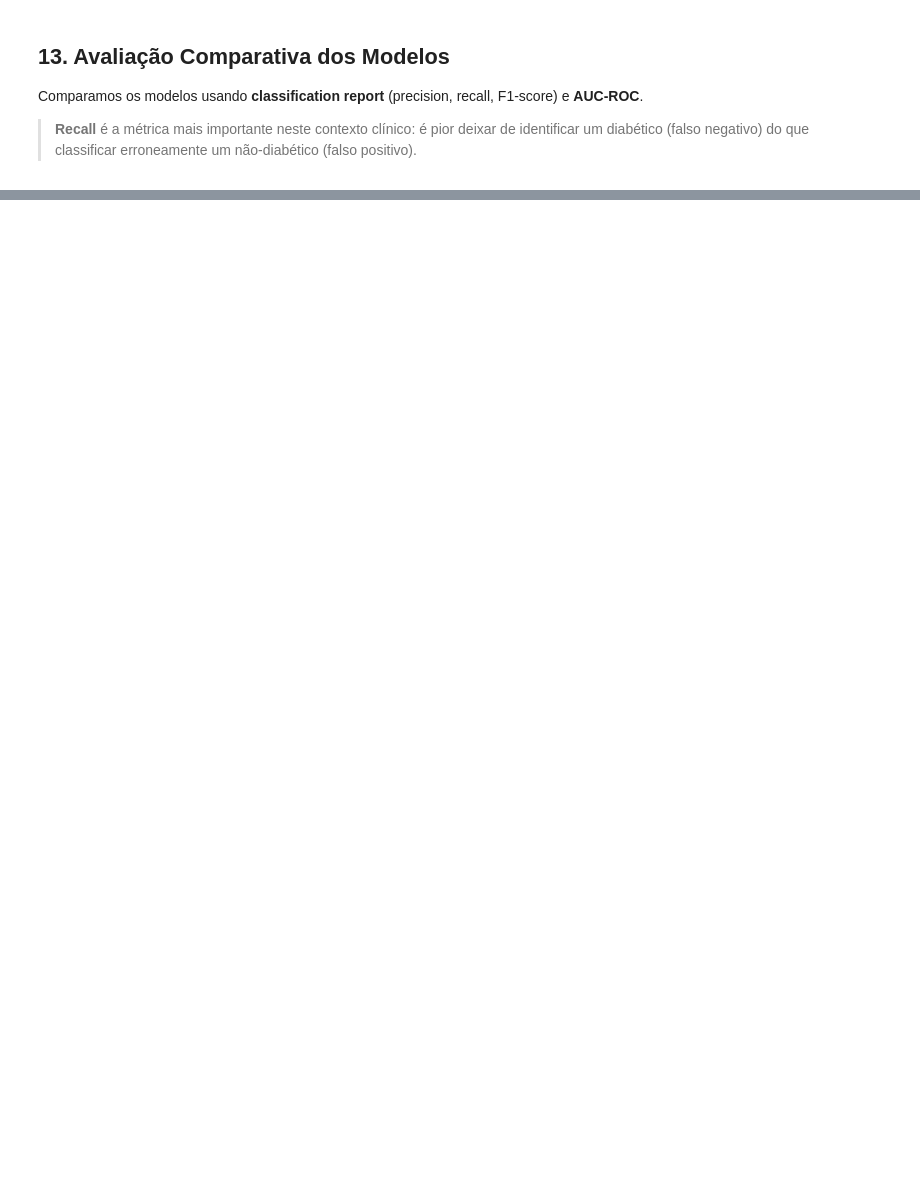
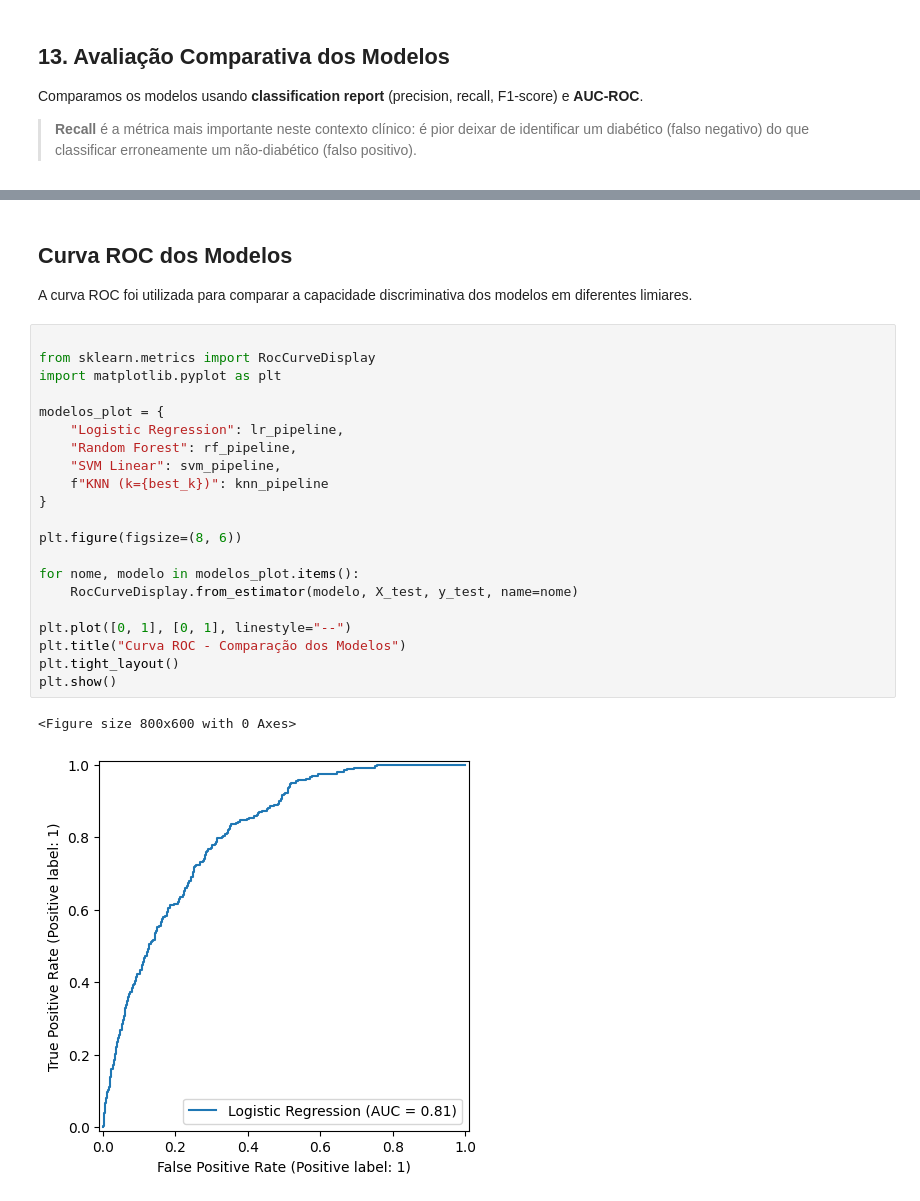
Before and after one commit to RenanAmaral/FIAP-9IADT-diabetes-prediction, a Jupyter notebook: src/modelo.ipynb, the cells around one changed output, grey strips where cells are left out. Cells and saved outputs as stored; diff of their text form; blank space fills up the shorter version.

```diff
--- a/src/modelo.ipynb
+++ b/src/modelo.ipynb
@@ -485,0 +584,28 @@ AUC-ROC: 0.8216
+# %% [markdown]
+## Curva ROC dos Modelos
+
+A curva ROC foi utilizada para comparar a capacidade discriminativa dos modelos em diferentes limiares.
+# %%
+
+from sklearn.metrics import RocCurveDisplay
+import matplotlib.pyplot as plt
+
+modelos_plot = {
+    "Logistic Regression": lr_pipeline,
+    "Random Forest": rf_pipeline,
+    "SVM Linear": svm_pipeline,
+    f"KNN (k={best_k})": knn_pipeline
+}
+
+plt.figure(figsize=(8, 6))
+
+for nome, modelo in modelos_plot.items():
+    RocCurveDisplay.from_estimator(modelo, X_test, y_test, name=nome)
+
+plt.plot([0, 1], [0, 1], linestyle="--")
+plt.title("Curva ROC - Comparação dos Modelos")
+plt.tight_layout()
+plt.show()
+# %% [output]
+<Figure size 800x600 with 0 Axes>
+[figure, added]
```
Also changed, not shown: parts of 12 cells of this notebook, 6 other files.
